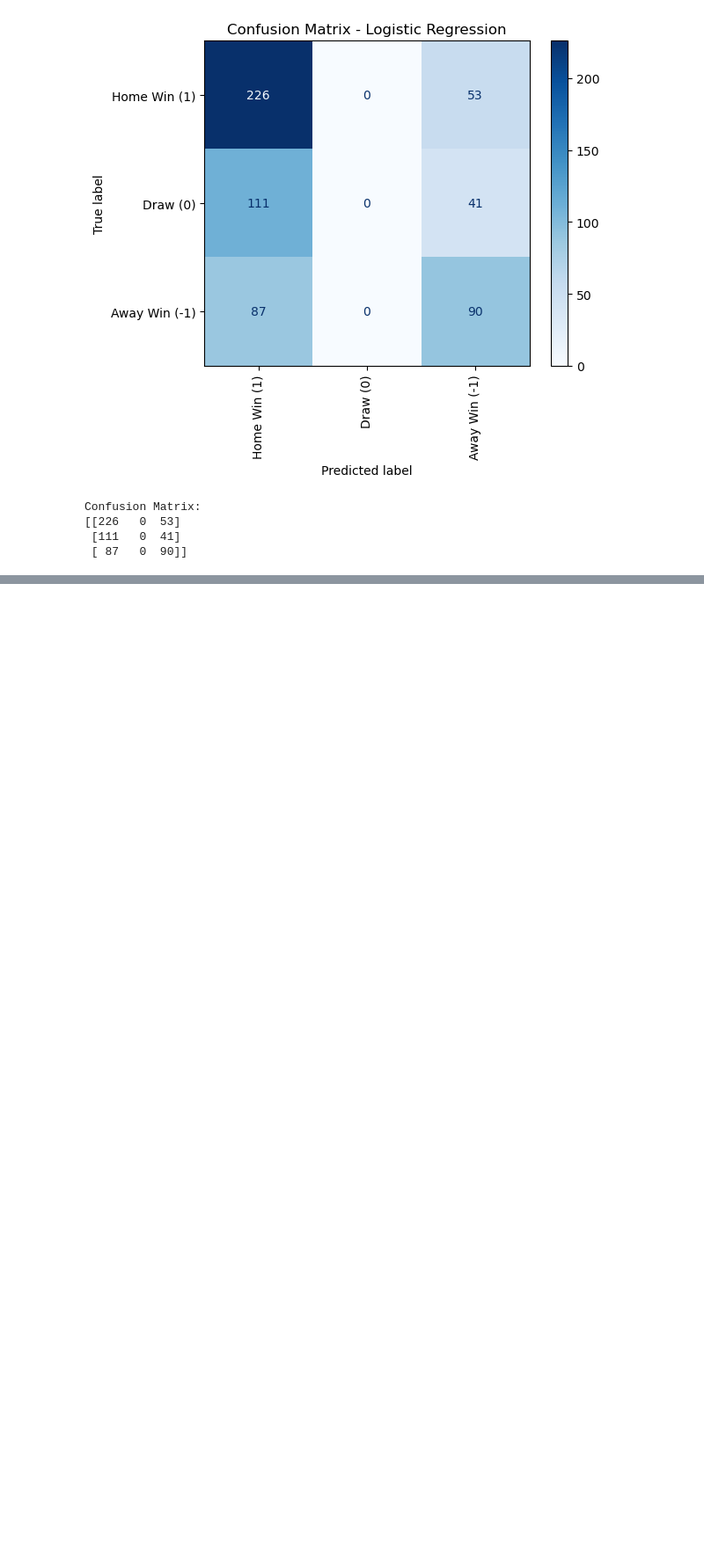
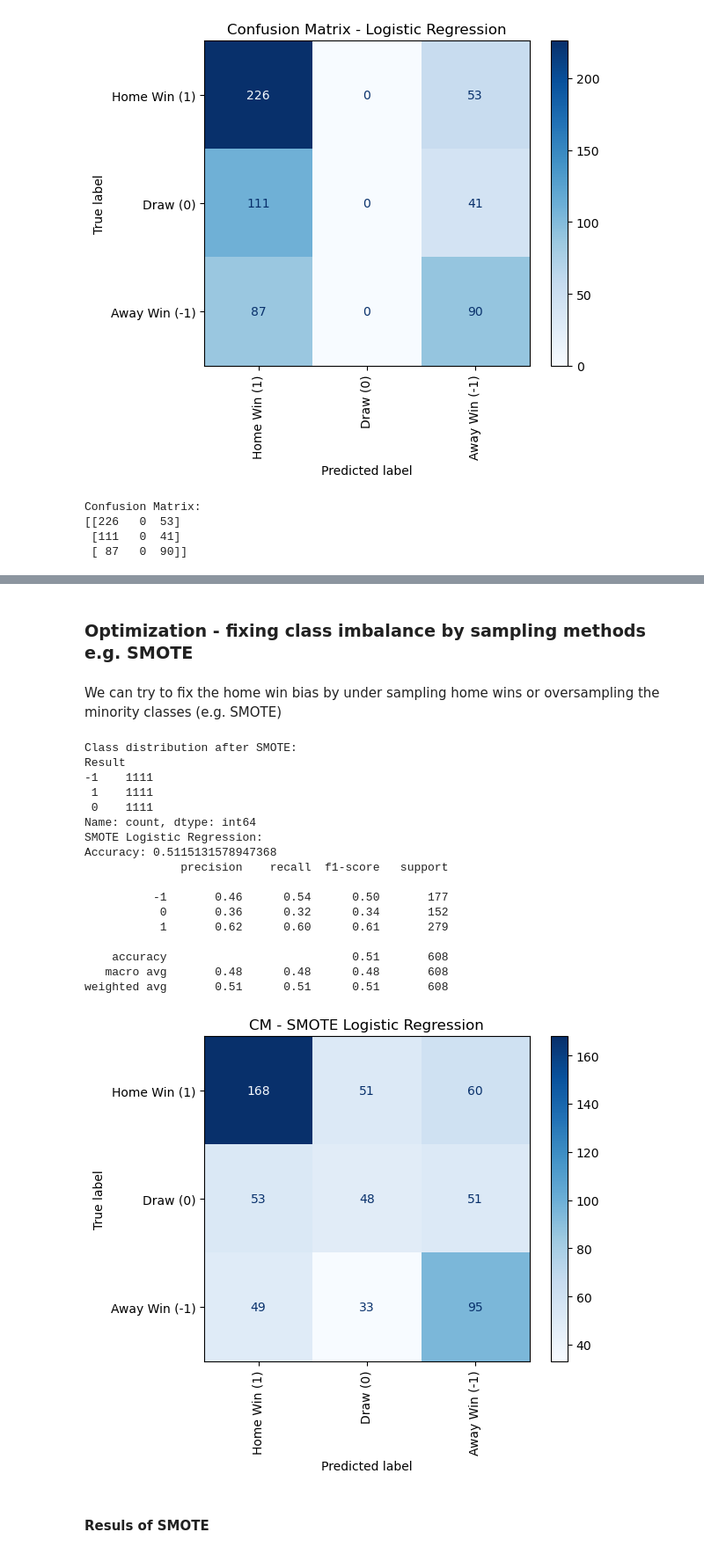
Before and after one commit to tjjdoherty/football-project-mvp, a Jupyter notebook: logistic_reg_prem.ipynb, the cells around one changed output, grey strips where cells are left out. Shown at 88% size. Drawn from its saved outputs; the diff is of its cells as text; code cells hidden in the pictures; blank space fills up the shorter version.

Commit message:
analysed & did some optimizations of the log reg and decision tree

```diff
--- a/logistic_reg_prem.ipynb
+++ b/logistic_reg_prem.ipynb
@@ -112,0 +126,63 @@ Confusion Matrix:
+# %% [markdown]
+### Optimization - fixing class imbalance by sampling methods e.g. SMOTE
+# %% [markdown]
+We can try to fix the home win bias by under sampling home wins or oversampling the minority classes (e.g. SMOTE)
+# %%
+# SMOTE - minority class oversampling
+
+from imblearn.over_sampling import SMOTE
+
+# Step 1: Split data into features (X) and target (y)
+X = df.drop('Result', axis=1)
+y = df['Result']
+
+# Train-test split
+X_train, X_test, y_train, y_test = train_test_split(X, y, test_size=0.2, random_state=42)
+
+# Step 2: Apply SMOTE to the training data
+smote = SMOTE(random_state=42) # instantiate SMOTE object
+X_train_balanced, y_train_balanced = smote.fit_resample(X_train, y_train)
+
+# Check the new class distribution
+print("Class distribution after SMOTE:")
+print(pd.Series(y_train_balanced).value_counts())
+
+# Step 3: Train Logistic Regression
+logistic_model_balanced = LogisticRegression(multi_class='multinomial', solver='lbfgs', random_state=42)
+logistic_model_balanced.fit(X_train_balanced, y_train_balanced)
+
+# Step 4: Evaluate the model
+y_pred_balanced = logistic_model_balanced.predict(X_test)
+
+# Accuracy and classification report
+print("SMOTE Logistic Regression:")
+print("Accuracy:", accuracy_score(y_test, y_pred_balanced))
+print(classification_report(y_test, y_pred_balanced))
+
+# Confusion matrix
+cm_balanced = confusion_matrix(y_test, y_pred_balanced, labels=[1, 0, -1])
+disp_balanced = ConfusionMatrixDisplay(confusion_matrix=cm_balanced, display_labels=['Home Win (1)', 'Draw (0)', 'Away Win (-1)'])
+disp_balanced.plot(cmap='Blues', xticks_rotation='vertical')
+disp_balanced.ax_.set_title("CM - SMOTE Logistic Regression")
+plt.show()
+# %% [output]
+Class distribution after SMOTE:
+Result
+-1    1111
+ 1    1111
+ 0    1111
+Name: count, dtype: int64
+SMOTE Logistic Regression:
+Accuracy: 0.5115131578947368
+              precision    recall  f1-score   support
+
+          -1       0.46      0.54      0.50       177
+           0       0.36      0.32      0.34       152
+           1       0.62      0.60      0.61       279
+
+    accuracy                           0.51       608
+   macro avg       0.48      0.48      0.48       608
+weighted avg       0.51      0.51      0.51       608
+[figure, added]
+# %% [markdown]
+#### Resuls of SMOTE
```
Also changed, not shown: parts of 27 cells of this notebook, 1 other file.
